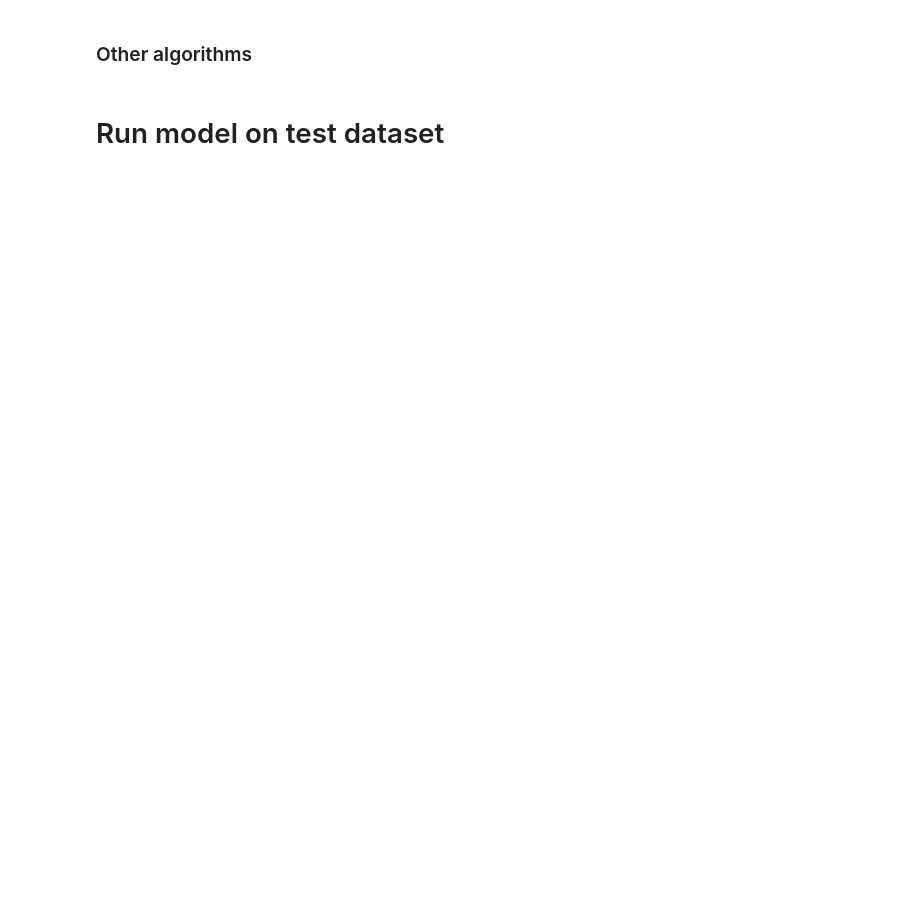
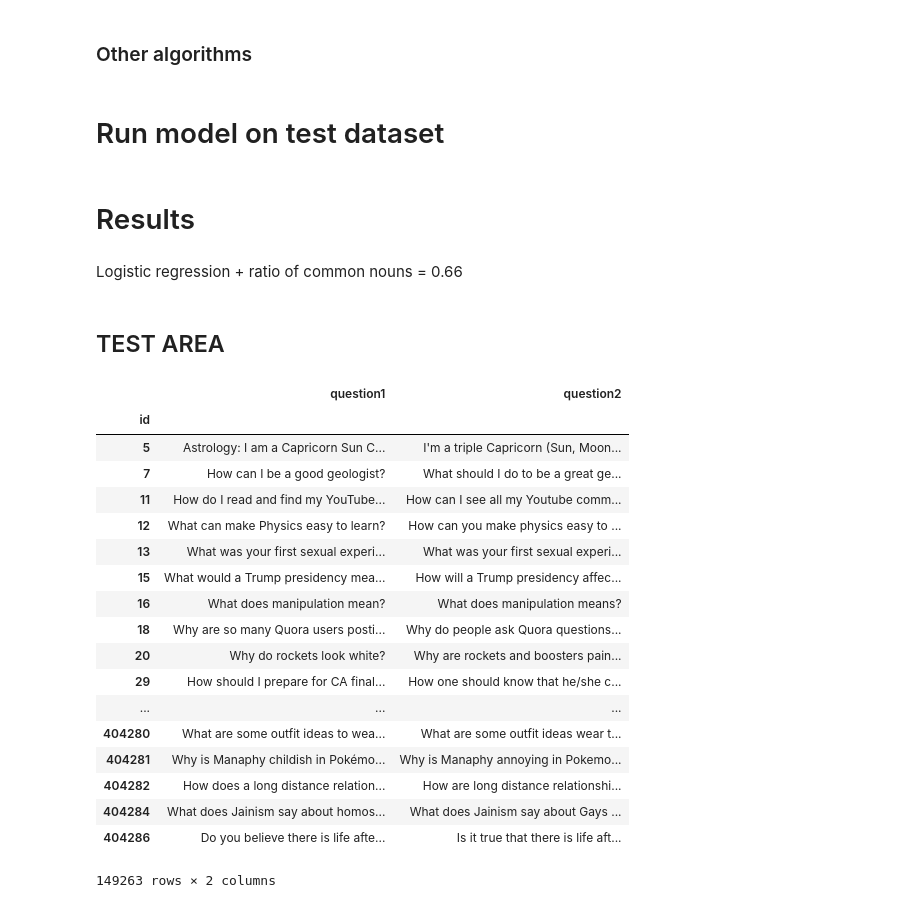
Before and after one commit to jaime-endika/kagglequora, a Jupyter notebook: Quora duplicate questions.ipynb, the cells around one changed output. Cells and saved outputs as stored; diff of their text form; code cells hidden in the pictures; blank space fills up the shorter version.

```diff
--- a/Quora duplicate questions.ipynb
+++ b/Quora duplicate questions.ipynb
@@ -269,3 +313,31 @@ X_train.ix[:,'tfdid']=
 #   Obtain score and iterate
 # %% [markdown]
 # Run model on test dataset
+# %% [markdown]
+# Results
+# %% [markdown]
+Logistic regression + ratio of common nouns = 0.66
+# %% [markdown]
+## TEST AREA
+# %%
+df_o[df_o['is_duplicate']==1][['question1','question2']]
+# %% [output]
+|  | question1 | question2 |
+| id |  |  |
+| 5 | Astrology: I am a Capricorn Sun C... | I'm a triple Capricorn (Sun, Moon... |
+| 7 | How can I be a good geologist? | What should I do to be a great ge... |
+| 11 | How do I read and find my YouTube... | How can I see all my Youtube comm... |
+| 12 | What can make Physics easy to learn? | How can you make physics easy to ... |
+| 13 | What was your first sexual experi... | What was your first sexual experi... |
+| 15 | What would a Trump presidency mea... | How will a Trump presidency affec... |
+| 16 | What does manipulation mean? | What does manipulation means? |
+| 18 | Why are so many Quora users posti... | Why do people ask Quora questions... |
+| 20 | Why do rockets look white? | Why are rockets and boosters pain... |
+| 29 | How should I prepare for CA final... | How one should know that he/she c... |
+| ... | ... | ... |
+| 404280 | What are some outfit ideas to wea... | What are some outfit ideas wear t... |
+| 404281 | Why is Manaphy childish in Pokémo... | Why is Manaphy annoying in Pokemo... |
+| 404282 | How does a long distance relation... | How are long distance relationshi... |
+| 404284 | What does Jainism say about homos... | What does Jainism say about Gays ... |
+| 404286 | Do you believe there is life afte... | Is it true that there is life aft... |
+149263 rows × 2 columns
```
Also changed, not shown: parts of 29 cells of this notebook.
